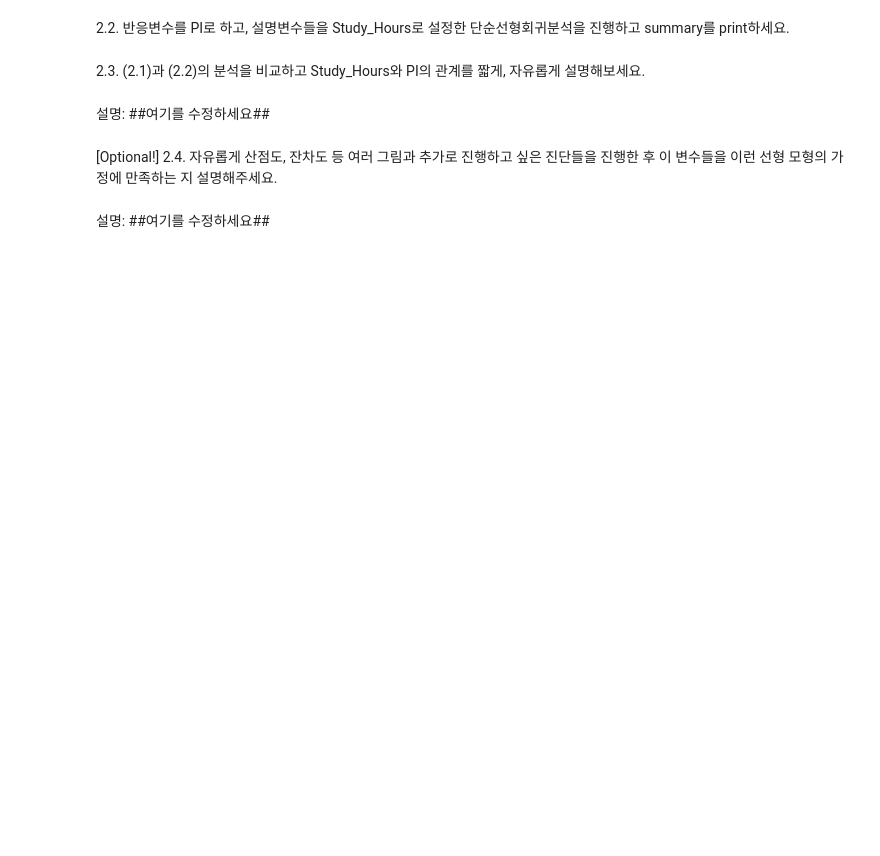
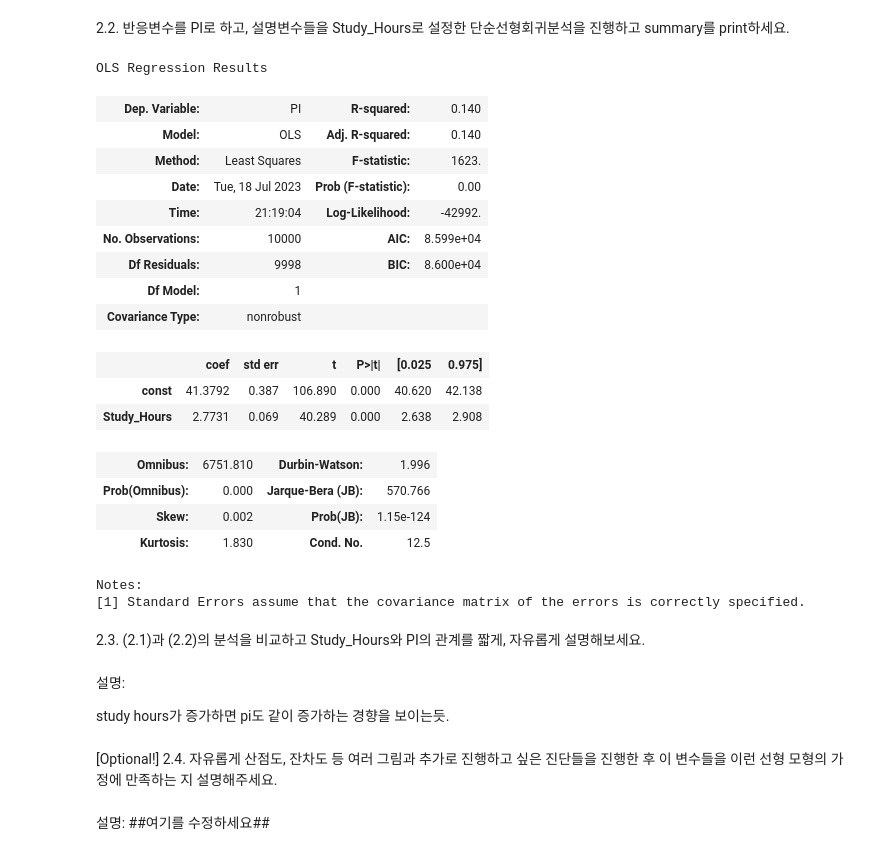
Before and after one commit to smthswt/ybigta_assignments_hhk, a Jupyter notebook: 8.통계기초,회귀분석/23_신입_회귀분석_실습과제.ipynb, the cells around one changed output. Cells and saved outputs as stored; diff of their text form; code cells hidden in the pictures; blank space fills up the shorter version.

```diff
--- a/8.통계기초,회귀분석/23_신입_회귀분석_실습과제.ipynb
+++ b/8.통계기초,회귀분석/23_신입_회귀분석_실습과제.ipynb
@@ -156,7 +199,40 @@ data.head()
+# %%
+##여기를 수정하세요##
+X = data['Study_Hours']
+y = data['PI']
+
+X = sm.add_constant(X)
+
+model = sm.OLS(y, X)
+results = model.fit()
+
+results.summary()
+# %% [output]
+OLS Regression Results
+| Dep. Variable: | PI | R-squared: | 0.140 |
+| Model: | OLS | Adj. R-squared: | 0.140 |
+| Method: | Least Squares | F-statistic: | 1623. |
+| Date: | Tue, 18 Jul 2023 | Prob (F-statistic): | 0.00 |
+| Time: | 21:19:04 | Log-Likelihood: | -42992. |
+| No. Observations: | 10000 | AIC: | 8.599e+04 |
+| Df Residuals: | 9998 | BIC: | 8.600e+04 |
+| Df Model: | 1 |  |  |
+| Covariance Type: | nonrobust |  |  |
+|  | coef | std err | t | P>|t| | [0.025 | 0.975] |
+| const | 41.3792 | 0.387 | 106.890 | 0.000 | 40.620 | 42.138 |
+| Study_Hours | 2.7731 | 0.069 | 40.289 | 0.000 | 2.638 | 2.908 |
+| Omnibus: | 6751.810 | Durbin-Watson: | 1.996 |
+| Prob(Omnibus): | 0.000 | Jarque-Bera (JB): | 570.766 |
+| Skew: | 0.002 | Prob(JB): | 1.15e-124 |
+| Kurtosis: | 1.830 | Cond. No. | 12.5 |
+Notes:
+[1] Standard Errors assume that the covariance matrix of the errors is correctly specified.
 # %% [markdown]
 2.3. (2.1)과 (2.2)의 분석을 비교하고 Study_Hours와 PI의 관계를 짧게, 자유롭게 설명해보세요.
-# %% [markdown]
-설명: ##여기를 수정하세요##
+# %% [markdown]
+설명:
+
+study hours가 증가하면 pi도 같이 증가하는 경향을 보이는듯.
 # %% [markdown]
 [Optional!] 2.4. 자유롭게 산점도, 잔차도 등 여러 그림과 추가로 진행하고 싶은 진단들을 진행한 후 이 변수들을 이런 선형 모형의 가정에 만족하는 지 설명해주세요.
 # %%
```
Also changed, not shown: parts of 10 cells of this notebook.
